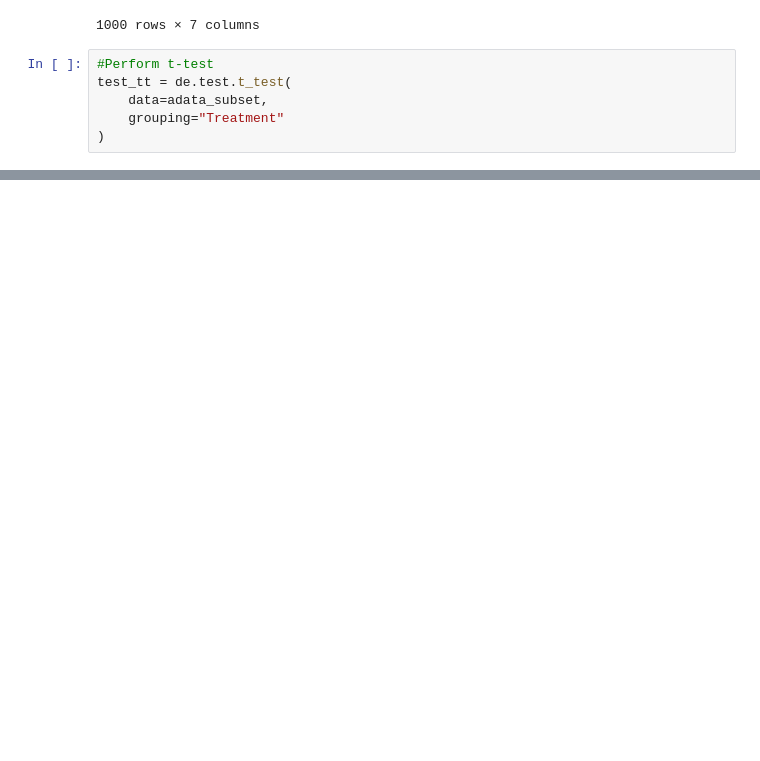
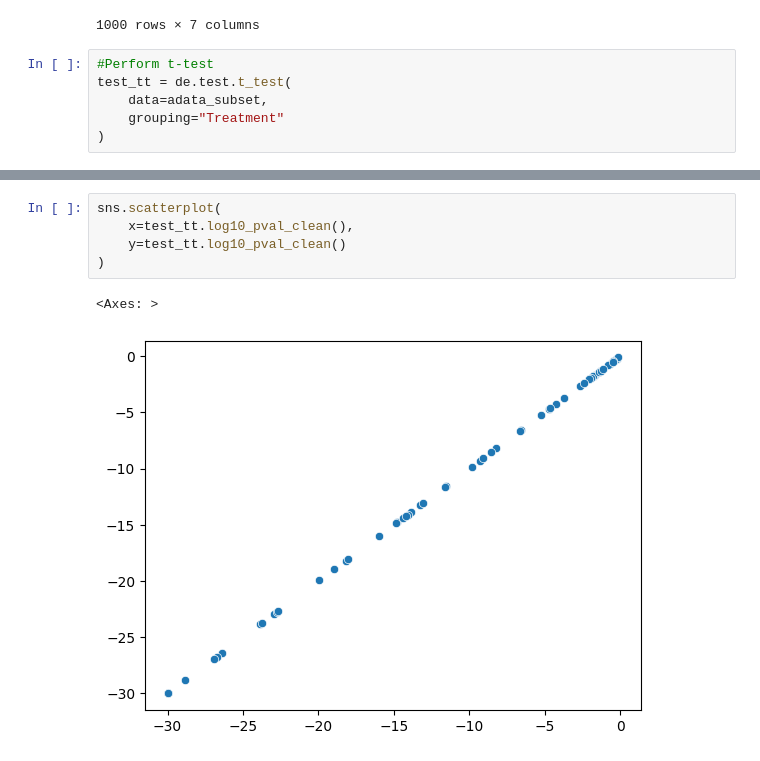
Before and after one commit to Droslj/scATAC-seq-complete-, a Jupyter notebook: scATAC_seq_(2)_DA_diffxpy.ipynb, the cells around one changed output, grey strips where cells are left out. Cells and saved outputs as stored; diff of their text form; blank space fills up the shorter version.

```diff
--- a/scATAC_seq_(2)_DA_diffxpy.ipynb
+++ b/scATAC_seq_(2)_DA_diffxpy.ipynb
@@ -337,0 +354,8 @@ test_tt = de.test.t_test(
+# %%
+sns.scatterplot(
+    x=test_tt.log10_pval_clean(),
+    y=test_tt.log10_pval_clean()
+)
+# %% [output]
+<Axes: >
+[figure, added]
```
Also changed, not shown: parts of 3 cells of this notebook.
